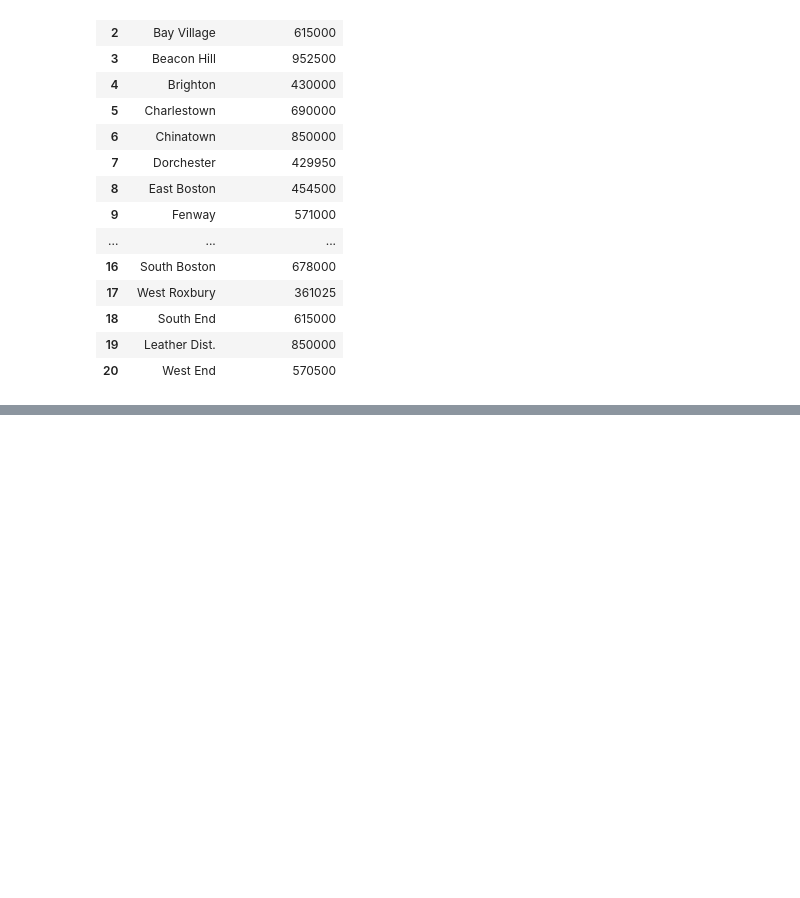
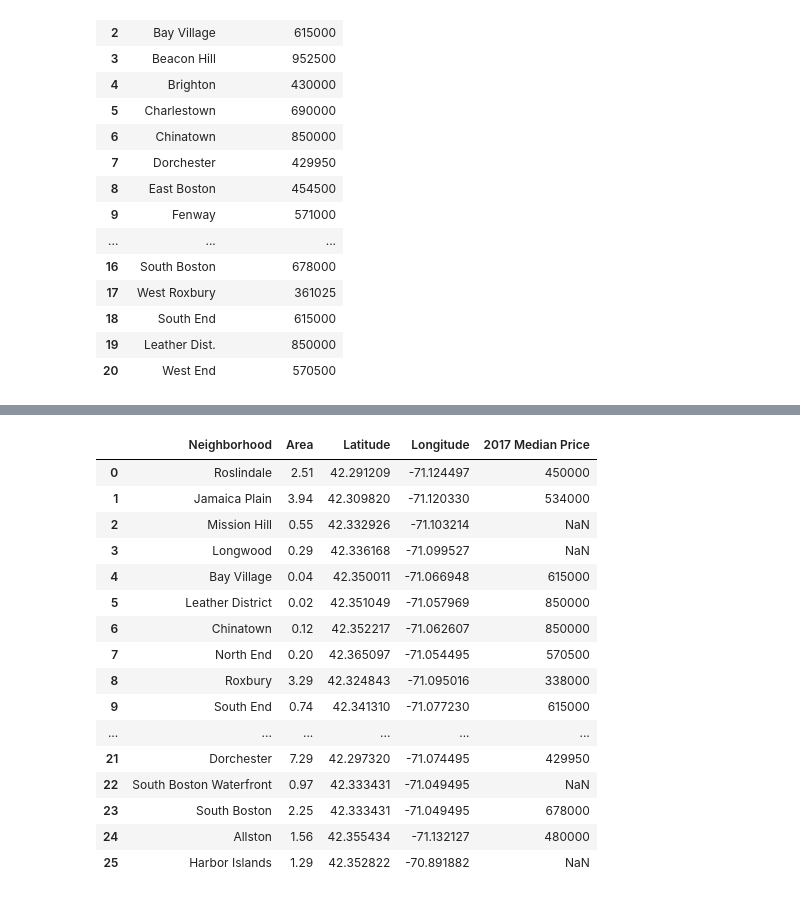
Before and after one commit to nromanenko/Coursera_Capstone, a Jupyter notebook: Capstone_Notebook.ipynb, the cells around one changed output, grey strips where cells are left out. Drawn from its saved outputs; the diff is of its cells as text; code cells hidden in the pictures; blank space fills up the shorter version.

```diff
--- a/Capstone_Notebook.ipynb
+++ b/Capstone_Notebook.ipynb
@@ -20,0 +156,20 @@ Hello Capstone Project Course!
+# %%
+# create map of Boston using latitude and longitude values
+boston_map = folium.Map(location=[latitude, longitude], zoom_start=11)
+geo_json = r'Boston_Neighborhoods.geojson'
+
+# add markers to map
+for lat, lng, hood in zip(boston['Latitude'], boston['Longitude'], boston['Neighborhood']):
+    label = folium.Popup(hood, parse_html=True)
+    folium.CircleMarker(
+        [lat, lng],
+        radius=5,
+        popup=label,
+        color='blue',
+        fill=True,
+        fill_color='#3186cc',
+        fill_opacity=0.7,
+        parse_html=False).add_to(boston_map)
+
+# display the map
+boston_map
@@ -101,8 +261,3 @@ df
 | 18 | South End | 615000 |
 | 19 | Leather Dist. | 850000 |
 | 20 | West End | 570500 |
-# %%
-df = df.append({'Neighborhood': 'Downtown', '2017 Median Price': 10000000}, ignore_index=True)
-df = df.append({'Neighborhood': 'Mission Hill', '2017 Median Price': 10000000}, ignore_index=True)
-df = df.append({'Neighborhood': 'South Boston Waterfront', '2017 Median Price': 10000000}, ignore_index=True)
-df
@@ -127,3 +263,0 @@ df
-# %%
-df = df.append({'Neighborhood': 'Longwood', '2017 Median Price': 10000000}, ignore_index=True)
-df = df.append({'Neighborhood': 'Harbor Islands', '2017 Median Price': 10000000}, ignore_index=True)
@@ -177,0 +264,4 @@ boston_map
+# %%
+# Let's rename Leather dist. to Leather district to join dataframes
+df.iloc[19,0] = 'Leather District'
+df
@@ -177,0 +286,22 @@ boston_map
+# %%
+# let's join both dataframes on Neighborhood Name
+df_boston = boston.join(df.set_index('Neighborhood'), on='Neighborhood')
+df_boston
+# %% [output]
+|  | Neighborhood | Area | Latitude | Longitude | 2017 Median Price |
+| 0 | Roslindale | 2.51 | 42.291209 | -71.124497 | 450000 |
+| 1 | Jamaica Plain | 3.94 | 42.309820 | -71.120330 | 534000 |
+| 2 | Mission Hill | 0.55 | 42.332926 | -71.103214 | NaN |
+| 3 | Longwood | 0.29 | 42.336168 | -71.099527 | NaN |
+| 4 | Bay Village | 0.04 | 42.350011 | -71.066948 | 615000 |
+| 5 | Leather District | 0.02 | 42.351049 | -71.057969 | 850000 |
+| 6 | Chinatown | 0.12 | 42.352217 | -71.062607 | 850000 |
+| 7 | North End | 0.20 | 42.365097 | -71.054495 | 570500 |
+| 8 | Roxbury | 3.29 | 42.324843 | -71.095016 | 338000 |
+| 9 | South End | 0.74 | 42.341310 | -71.077230 | 615000 |
+| ... | ... | ... | ... | ... | ... |
+| 21 | Dorchester | 7.29 | 42.297320 | -71.074495 | 429950 |
+| 22 | South Boston Waterfront | 0.97 | 42.333431 | -71.049495 | NaN |
+| 23 | South Boston | 2.25 | 42.333431 | -71.049495 | 678000 |
+| 24 | Allston | 1.56 | 42.355434 | -71.132127 | 480000 |
+| 25 | Harbor Islands | 1.29 | 42.352822 | -70.891882 | NaN |
```
Also changed, not shown: parts of 80 cells of this notebook, 5 other files.
